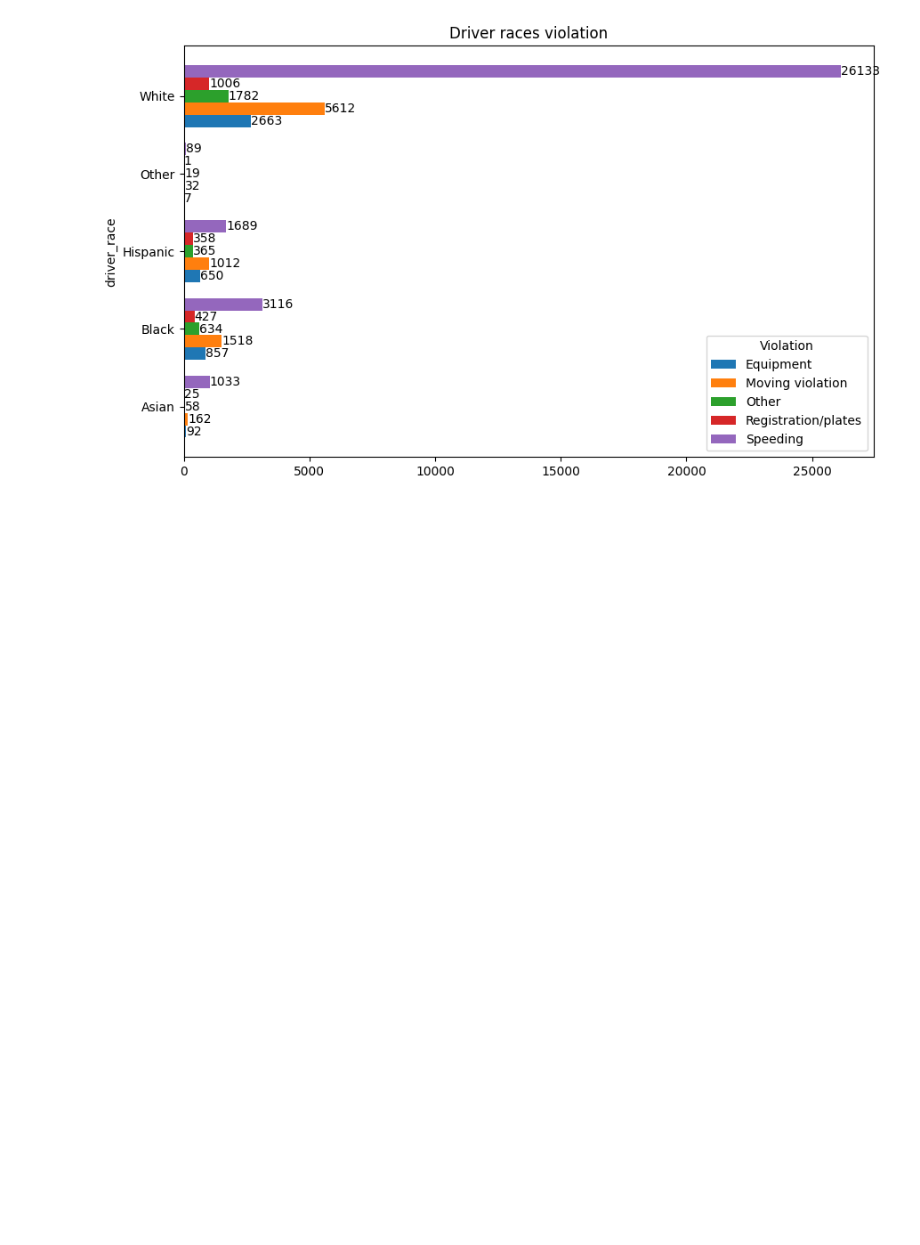
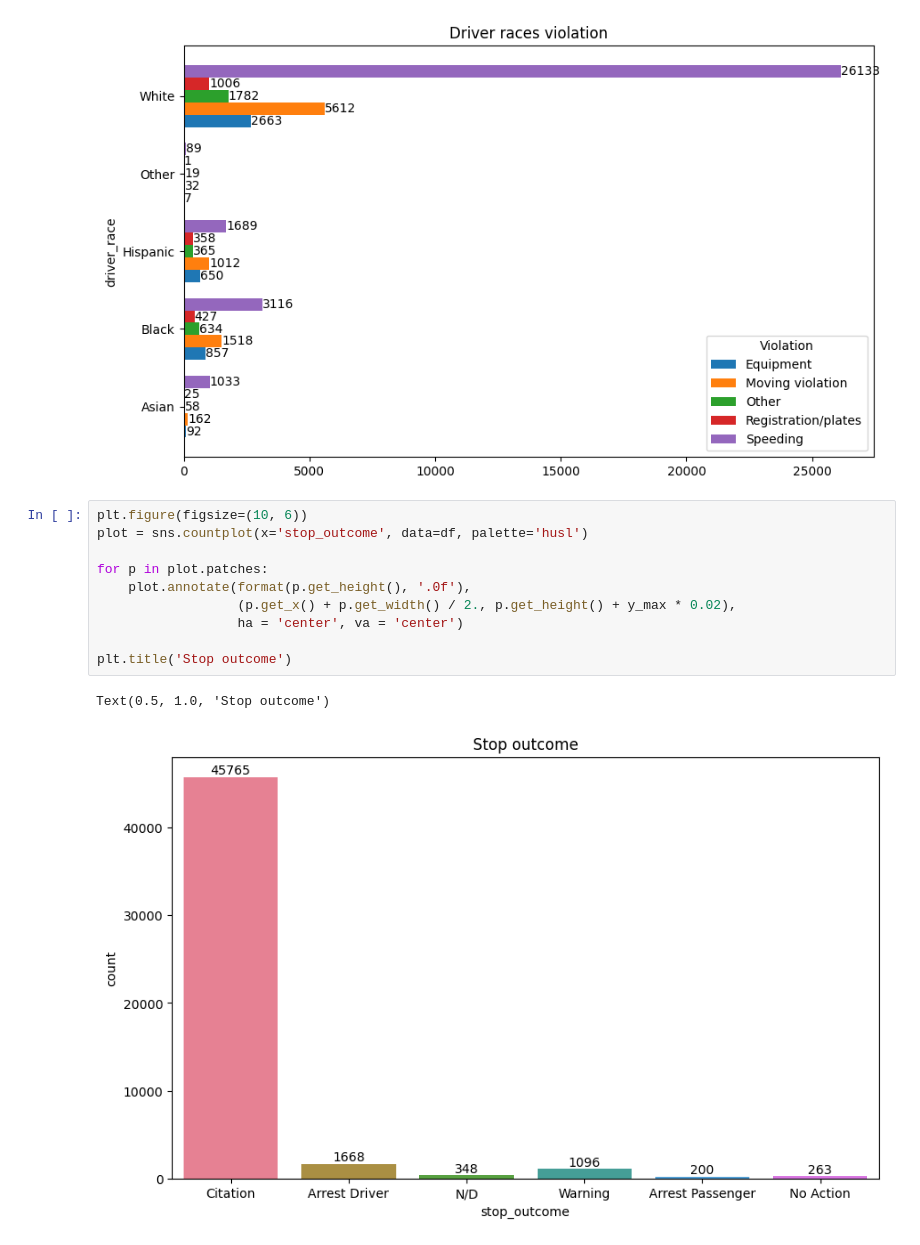
Before and after one commit to ddatnguyen97/Traffic-Violation, a Jupyter notebook: Trafiic Violations.ipynb, the cells around one changed output. Cells and saved outputs as stored; diff of their text form; blank space fills up the shorter version.

Commit message:
Add new analysis and encode categorical data

```diff
--- a/Trafiic Violations.ipynb
+++ b/Trafiic Violations.ipynb
@@ -197,3 +200,16 @@ plt.title('Driver races violation')
 # %% [output]
 Text(0.5, 1.0, 'Driver races violation')
 [figure]
+# %%
+plt.figure(figsize=(10, 6))
+plot = sns.countplot(x='stop_outcome', data=df, palette='husl')
+
+for p in plot.patches:
+    plot.annotate(format(p.get_height(), '.0f'),
+                  (p.get_x() + p.get_width() / 2., p.get_height() + y_max * 0.02),
+                  ha = 'center', va = 'center')
+
+plt.title('Stop outcome')
+# %% [output]
+Text(0.5, 1.0, 'Stop outcome')
+[figure, added]
```
Also changed, not shown: parts of 6 cells of this notebook.
